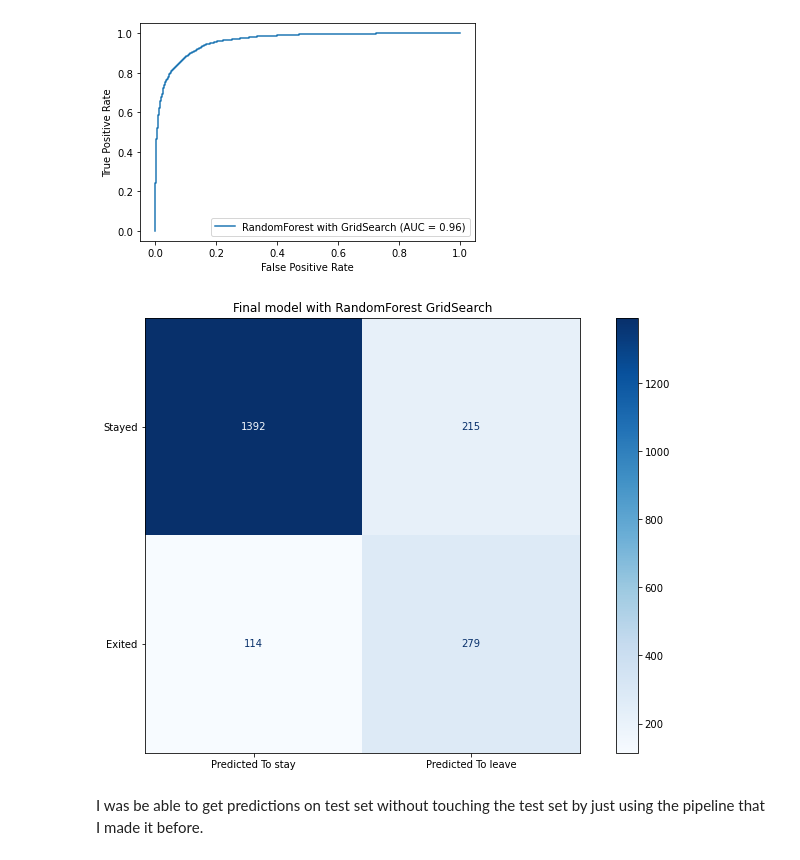
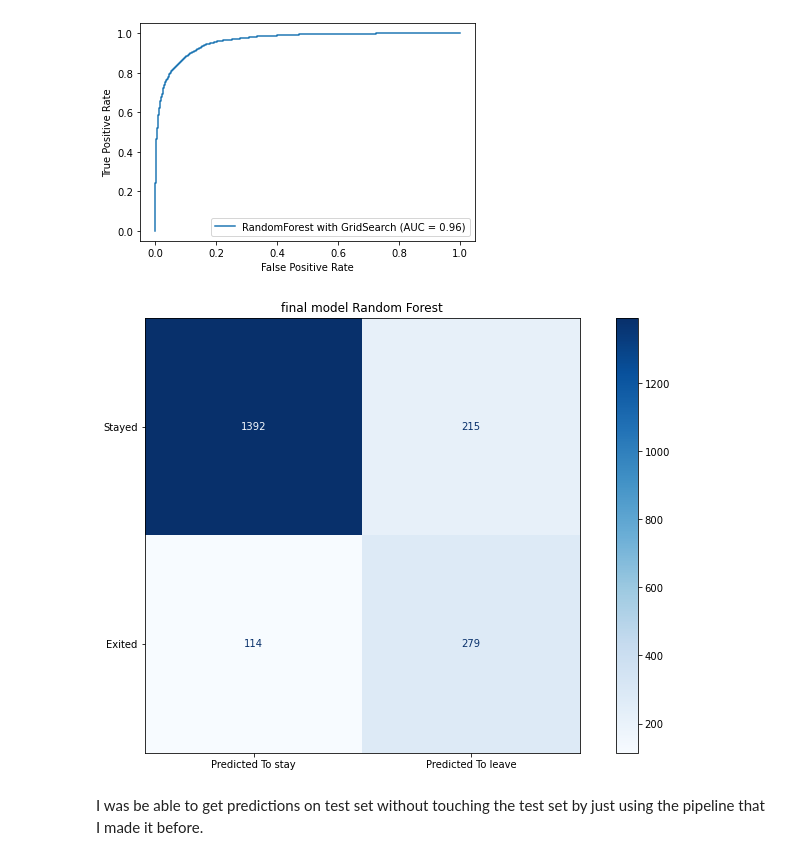
Before and after one commit to aligodspeed/Churn-bank-customer, a Jupyter notebook: notebooks/reports/final-notebook.ipynb, the cells around one changed output. Cells and saved outputs as stored; diff of their text form; code cells hidden in the pictures.

```diff
--- a/notebooks/reports/final-notebook.ipynb
+++ b/notebooks/reports/final-notebook.ipynb
@@ -460,43 +527,10 @@ f1_score(y_test, y_hat_test)
 plot_roc_curve(grid_search_rf, X_train, y_train, name='RandomForest with GridSearch');
 # %% [output]
 [figure]
-# %%
-def confusion_matrix_info(model, X_train, y_train, save_path=None):
-    '''
-    Creates a confusion matrix for a given model
-    Parameters
-    ----------
-    model: an estimator
-    X_train: training  dataset
-    y_train: training dataset
-    Returns
-    -------
-    A confusion matrix of given model
-    '''
-    fig, axes = plt.subplots(figsize=(13,8))
-    #axes.set_title("Model Validation", fontsize=20)
-    x_tick_marks = ['Predicted To stay', 'Predicted To leave']
-    y_tick_marks = ['Stayed', 'Exited']
-
-    plot_confusion_matrix(model, X_train, y_train, ax=axes, cmap='Blues', display_labels=y_tick_marks)
-    plt.xticks([0,1], x_tick_marks)
-    plt.title('Final model with RandomForest GridSearch')
-
-    label_font = {'size':'20'}
-    axes.set_xlabel('', fontdict=label_font)
-    axes.set_ylabel('', fontdict=label_font)
-    SMALL_SIZE = 12
-    MEDIUM_SIZE = 14
-    BIGGER_SIZE = 16
-
-    confusion_matrix = plt.show()
-    if save_path:
-        plt.savefig(save_path, transparent=True)
-    return confusion_matrix, fig
 # %%
-confusion_matrix_info(grid_search_rf, X_test, y_test);
+confusion_matrix_info(grid_search_rf, X_test, y_test,'final model Random Forest');
 # %% [output]
-[figure, old version]
+[figure, new version]
 # %% [markdown]
 I was be able to get predictions on test set without touching the test set by just using the pipeline that I made it before.
 # %% [markdown]
```
Also changed, not shown: parts of 47 cells of this notebook.
